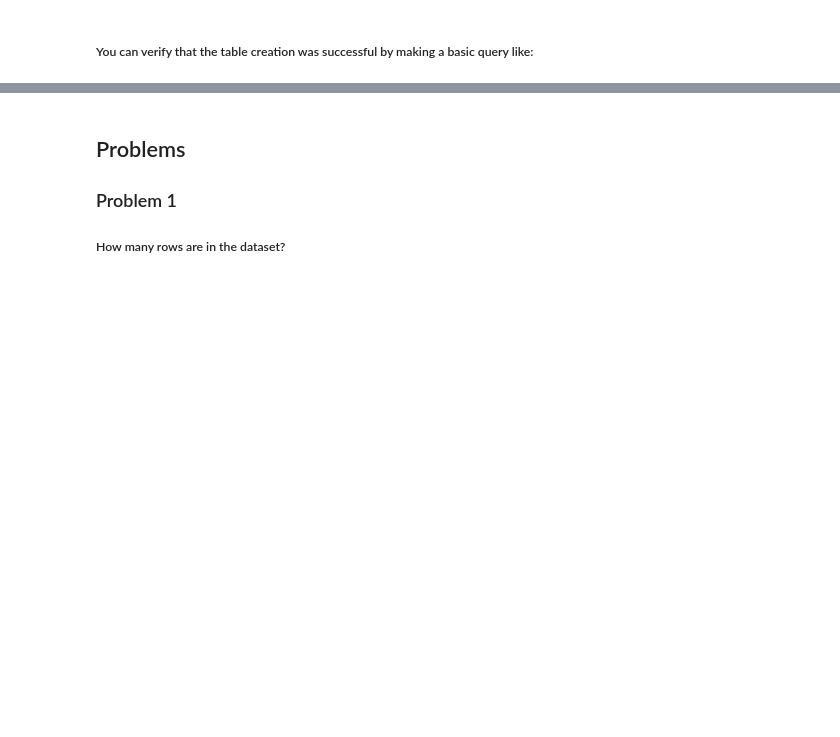
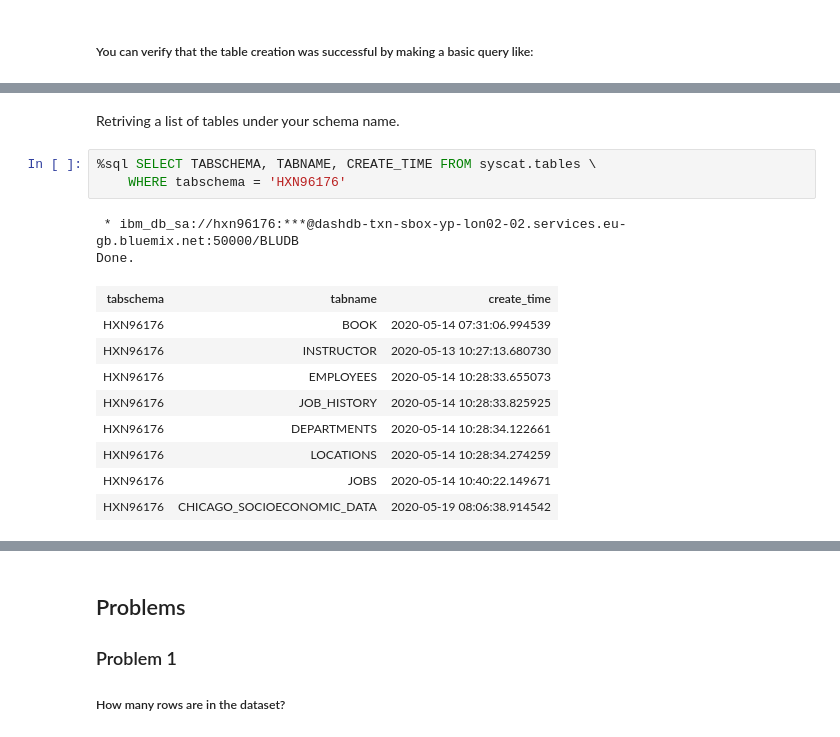
Before and after one commit to iimashfaaq/Jupyter-Notebooks, a Jupyter notebook: Databases and SQL/DB0201EN-Week3-1-4-Analyzing-v5-py.ipynb, the cells around one changed output, grey strips where cells are left out. Cells and saved outputs as stored; diff of their text form; blank space fills up the shorter version.

```diff
--- a/Databases and SQL/DB0201EN-Week3-1-4-Analyzing-v5-py.ipynb
+++ b/Databases and SQL/DB0201EN-Week3-1-4-Analyzing-v5-py.ipynb
@@ -101,3 +101,22 @@ Done.
 | 3 | 'Uptown' | 3.8 | 24.0 | 8.9 | ... |
 | 4 | 'Lincoln Square' | 3.4 | 10.9 | 8.2 | ... |
 | 5 | 'North Center' | 0.3 | 7.5 | 5.2 | ... |
+# %% [markdown]
+Retriving a list of tables under your schema name.
+<!-- %sql SELECT * from syscat.tables
+     the above query retrieves all tables including sytem made -->
+# %%
+%sql SELECT TABSCHEMA, TABNAME, CREATE_TIME FROM syscat.tables \
+    WHERE tabschema = 'HXN96176'
+# %% [output]
+ * ibm_db_sa://hxn96176:***@dashdb-txn-sbox-yp-lon02-02.services.eu-gb.bluemix.net:50000/BLUDB
+Done.
+| tabschema | tabname | create_time |
+| HXN96176 | BOOK | 2020-05-14 07:31:06.994539 |
+| HXN96176 | INSTRUCTOR | 2020-05-13 10:27:13.680730 |
+| HXN96176 | EMPLOYEES | 2020-05-14 10:28:33.655073 |
+| HXN96176 | JOB_HISTORY | 2020-05-14 10:28:33.825925 |
+| HXN96176 | DEPARTMENTS | 2020-05-14 10:28:34.122661 |
+| HXN96176 | LOCATIONS | 2020-05-14 10:28:34.274259 |
+| HXN96176 | JOBS | 2020-05-14 10:40:22.149671 |
+| HXN96176 | CHICAGO_SOCIOECONOMIC_DATA | 2020-05-19 08:06:38.914542 |
```
Also changed, not shown: parts of 3 cells of this notebook, 16 other files.
